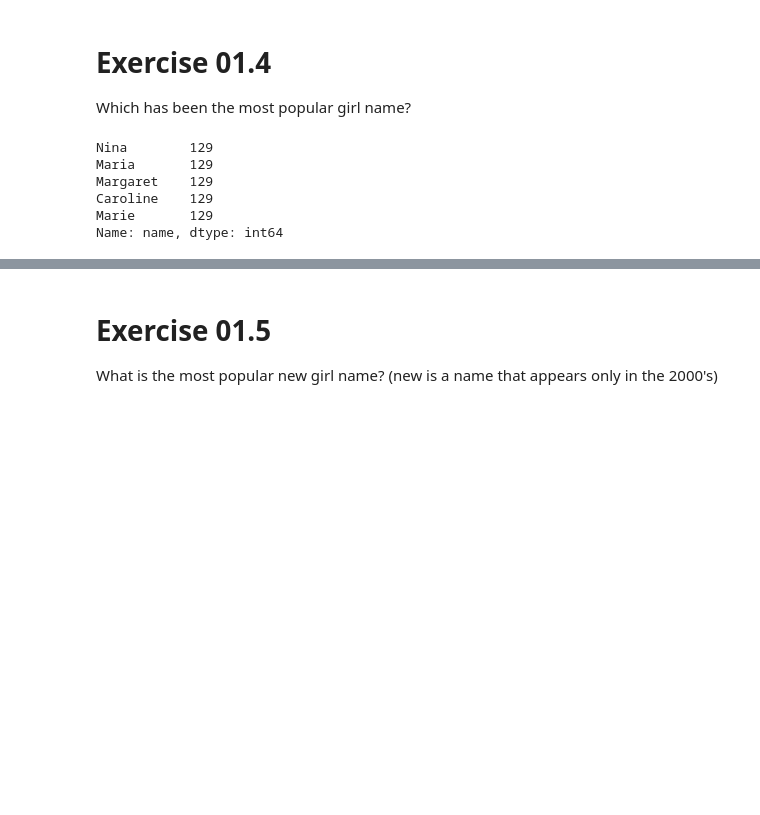
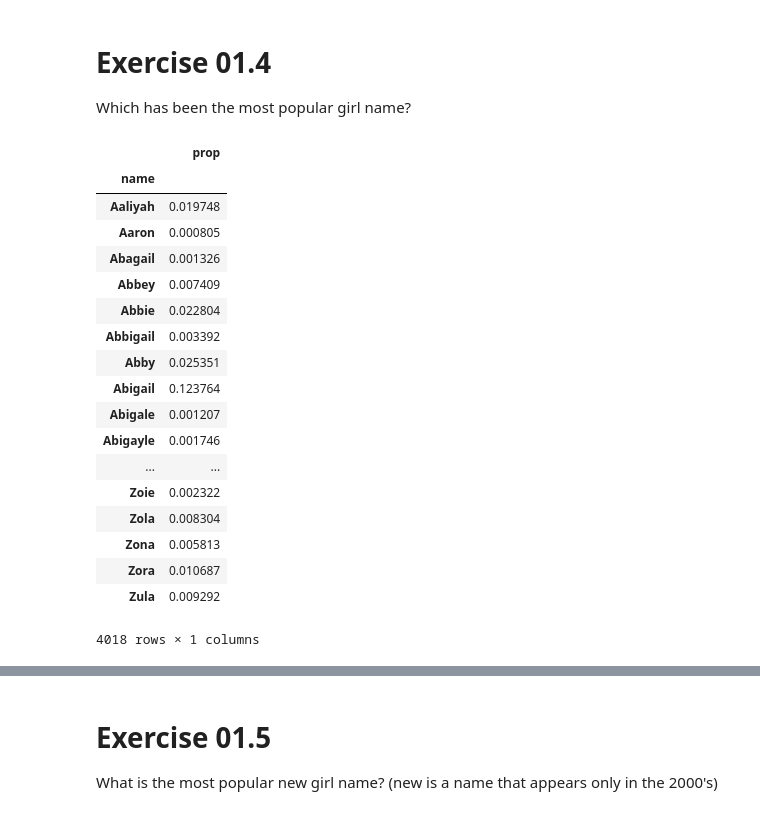
Before and after one commit to jccc1000/Deep_Learning_Class, a Jupyter notebook: Ejercicios 1-4/E01-Python&Numpy&Pandas.ipynb, the cells around one changed output, grey strips where cells are left out. Cells and saved outputs as stored; diff of their text form; code cells hidden in the pictures; blank space fills up the shorter version.

```diff
--- a/Ejercicios 1-4/E01-Python&Numpy&Pandas.ipynb
+++ b/Ejercicios 1-4/E01-Python&Numpy&Pandas.ipynb
@@ -221,14 +230,26 @@ Name: name, dtype: int64
 # Exercise 01.4
 
 Which has been the most popular girl name?
-# %%
-girls              = names[names.sex == 'girl'].copy()
-most_popular_girls = girls ["name"].value_counts()
-most_popular_girls.head()
-# %% [output]
-Nina        129
-Maria       129
-Margaret    129
-Caroline    129
-Marie       129
-Name: name, dtype: int64
+# %%
+girl=pd.pivot_table(girls,index="name",values="prop",aggfunc=np.sum)
+girl
+# %% [output]
+|  | prop |
+| name |  |
+| Aaliyah | 0.019748 |
+| Aaron | 0.000805 |
+| Abagail | 0.001326 |
+| Abbey | 0.007409 |
+| Abbie | 0.022804 |
+| Abbigail | 0.003392 |
+| Abby | 0.025351 |
+| Abigail | 0.123764 |
+| Abigale | 0.001207 |
+| Abigayle | 0.001746 |
+| ... | ... |
+| Zoie | 0.002322 |
+| Zola | 0.008304 |
+| Zona | 0.005813 |
+| Zora | 0.010687 |
+| Zula | 0.009292 |
+4018 rows × 1 columns
```
Also changed, not shown: parts of 12 cells of this notebook, 1 other file.
